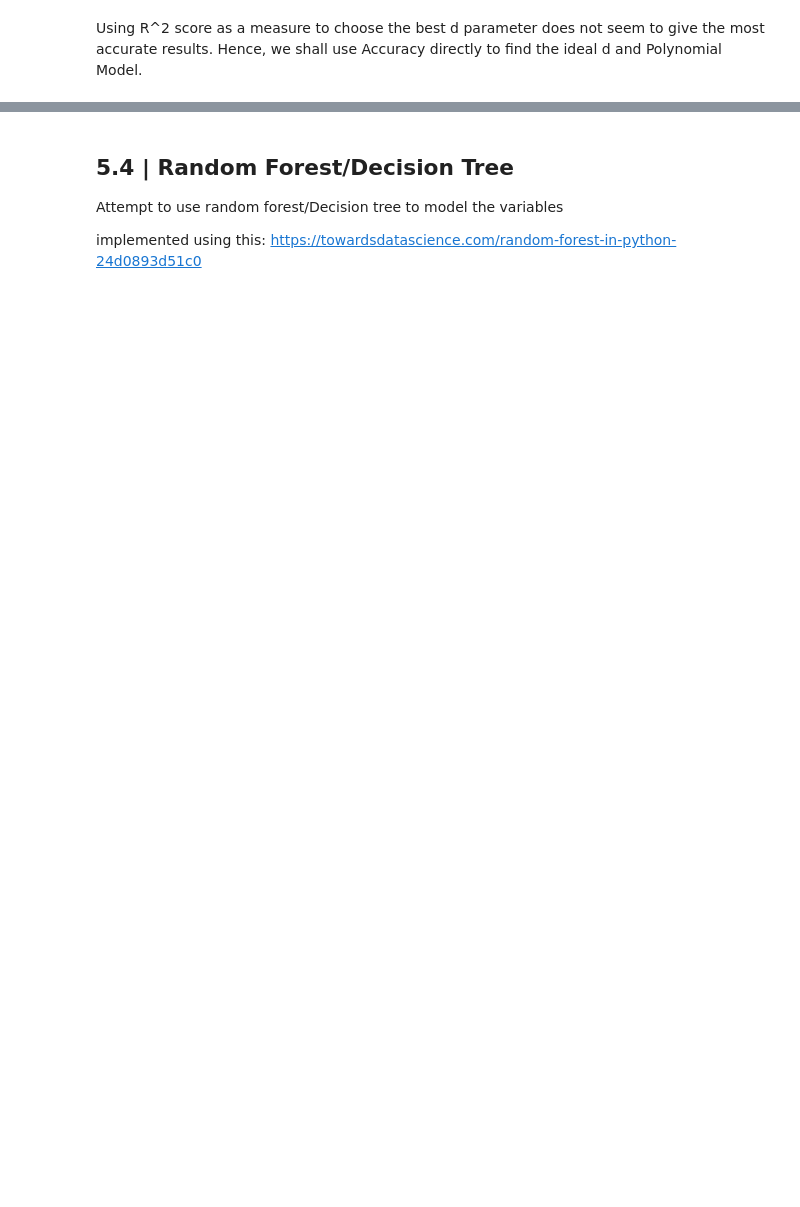
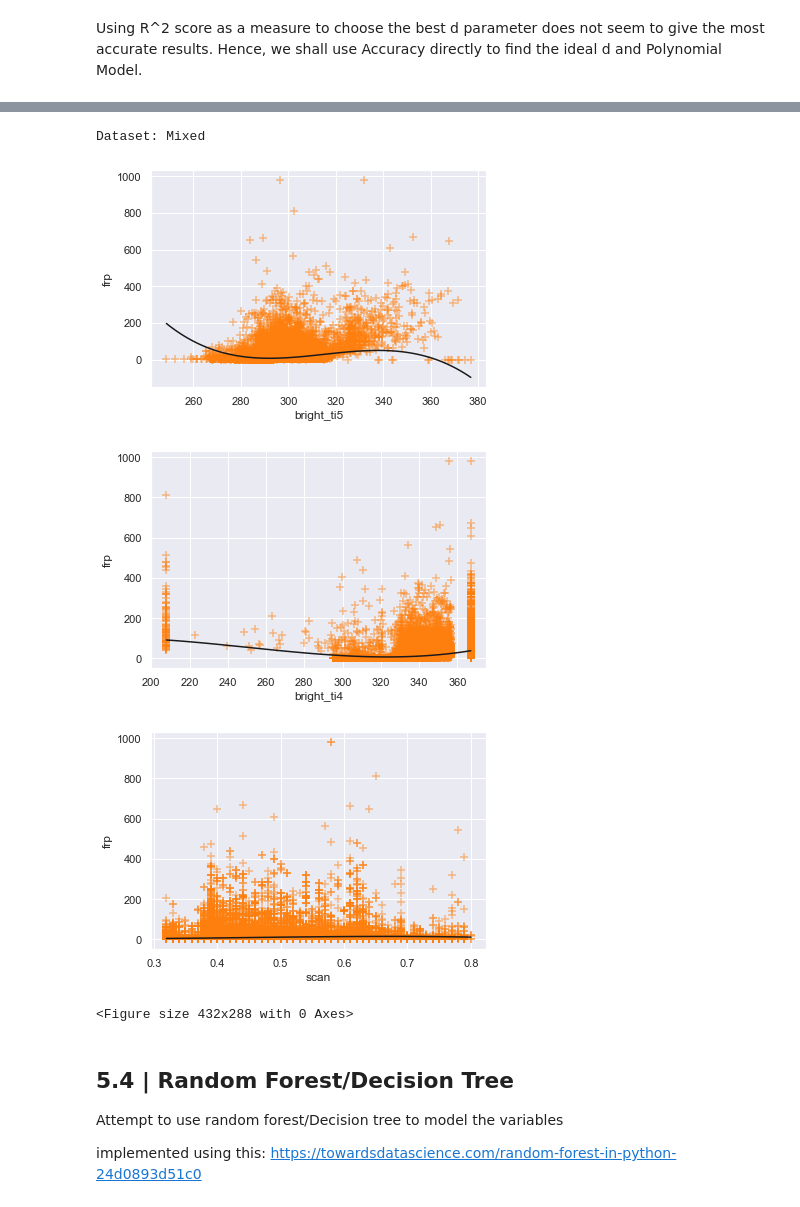
Before and after one commit to xwatermelon/Group3_CE9010_2021, a Jupyter notebook: group3_notebook_CE9010_2021.ipynb, the cells around one changed output, grey strips where cells are left out. Drawn from its saved outputs; the diff is of its cells as text; code cells hidden in the pictures; blank space fills up the shorter version.

```diff
--- a/group3_notebook_CE9010_2021.ipynb
+++ b/group3_notebook_CE9010_2021.ipynb
@@ -1684,6 +1731,42 @@ dict1 = {'Model Name' : 'Poly d={0}, Mixed'.format(best_deg),
          'Reg/w': best_reg }
 
 df_accuracy = df_accuracy.append(dict1, ignore_index = True)
+# %%
+def polyviz_withmodel(data_xs, data_y, reg_train, d):
+    i = 0
+    meancol = data_xs.mean(axis=0).to_frame().transpose()
+    for column in data_xs:
+        #for scatter plot
+        x= data_xs[column]
+        y= data_y
+
+        #for model line
+        n_line = 100
+        x_pred_line = np.linspace(min(x),max(x),n_line)
+        X_pred = pd.DataFrame(np.repeat(meancol.values,n_line,axis=0),columns = meancol.columns)
+        X_pred[column] = x_pred_line
+        poly_reg = PolynomialFeatures(degree=d)
+        X_pred_poly = poly_reg.fit_transform(X_pred)
+
+        y_pred = reg_train.predict(X_pred_poly)
+        #print(X_pred)
+        plt.plot(x_pred_line,y_pred, c= 'k')
+
+        plt.scatter(x, y, s=60, c='tab:orange', marker='+', alpha = 0.5)
+        plt.ylabel('frp')
+        plt.xlabel(column)
+        plt.show()
+        i += 1
+        plt.clf()
+
+print("Dataset: Mixed")
+polyviz_withmodel(data_xs_mixed, data_y_mixed, best_reg, best_deg)
+# %% [output]
+Dataset: Mixed
+[figure, added]
+[figure, added]
+[figure, added]
+<Figure size 432x288 with 0 Axes>
 # %% [markdown]
 ## 5.4 | Random Forest/Decision Tree
 Attempt to use random forest/Decision tree to model the variables
```
Also changed, not shown: parts of 54 cells of this notebook, 10 other files.
